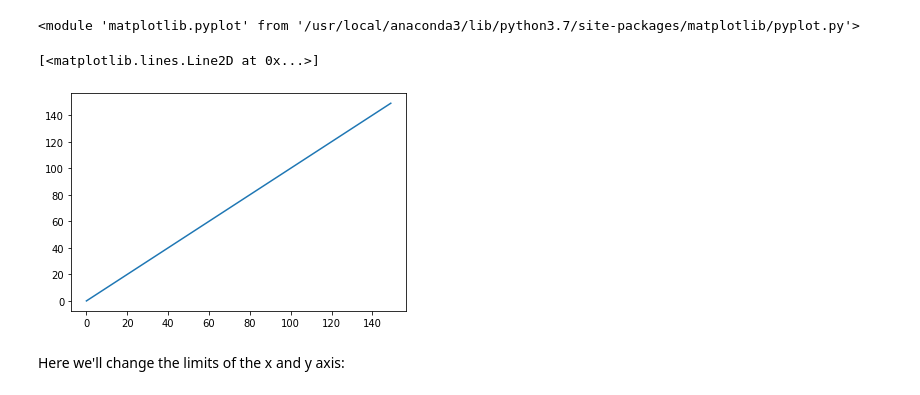
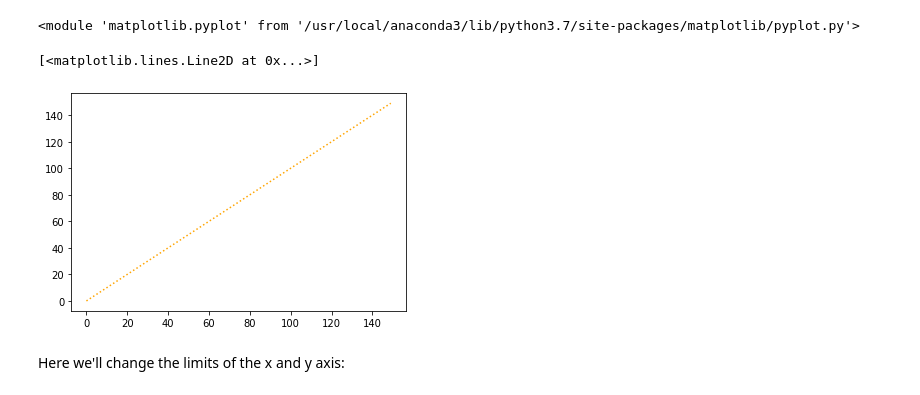
Before and after one commit to faithkane3/python-exercises, a Jupyter notebook: matplotlib.ipynb, the cells around one changed output. Drawn from its saved outputs; the diff is of its cells as text; code cells hidden in the pictures.

```diff
--- a/matplotlib.ipynb
+++ b/matplotlib.ipynb
@@ -9,10 +10,10 @@ print(plt)
 # %%
 x = list(range(150))
-plt.plot(x)
+plt.plot(x, c = "orange", ls = ":")
 #plot.show needed here to show the chart if NOT in Jupyter Notebook and using %matplotlib inline
 # %% [output]
 [<matplotlib.lines.Line2D at 0x...>]
-[figure, old version]
+[figure, new version]
 # %% [markdown]
 Here we'll change the limits of the x and y axis:
 # %%
```
Also changed, not shown: parts of 16 cells of this notebook, 6 other files.
